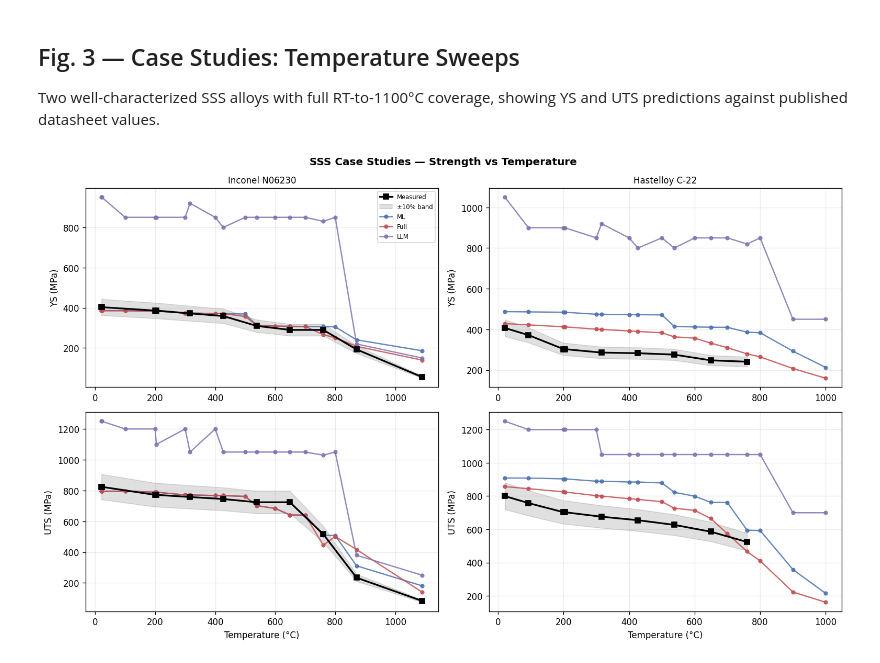
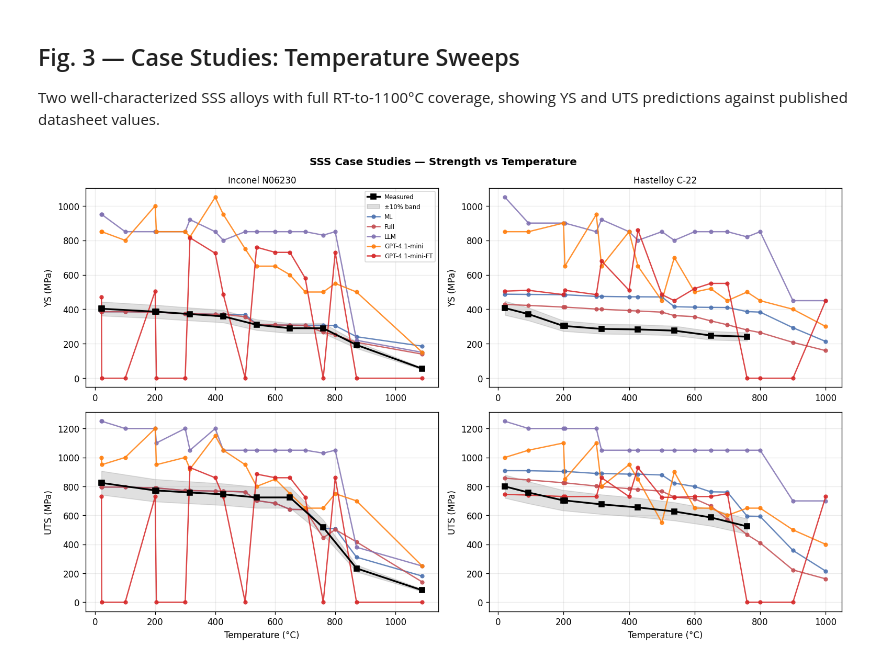
Before and after one commit to AlexLecu/AlloyGraph, a Jupyter notebook: evaluation/prediction/notebooks/02_evaluate_sss.ipynb, the cells around one changed output. Drawn from its saved outputs; the diff is of its cells as text; code cells hidden in the pictures.

```diff
--- a/evaluation/prediction/notebooks/02_evaluate_sss.ipynb
+++ b/evaluation/prediction/notebooks/02_evaluate_sss.ipynb
@@ -17,9 +17,20 @@ ml   = pd.read_csv(R / 'ml_only.csv')
 det  = pd.read_csv(R / 'ml_deterministic.csv')
 full = pd.read_csv(R / 'full_system.csv')
 llm  = pd.read_csv(R / 'llm_only.csv')
+gpt  = pd.read_csv(R / 'gpt4.1.csv')
+ft   = pd.read_csv(R / 'gpt4.1_ft.csv')
 
-METHODS = {'ML': ml, 'ML+Phys': det, 'Full': full, 'LLM': llm}
-COLORS  = {'ML': '#4C72B0', 'ML+Phys': '#55A868', 'Full': '#C44E52', 'LLM': '#8172B2'}
+NUM_COLS = ['pred_ys', 'actual_ys', 'pred_uts', 'actual_uts',
+            'pred_el', 'actual_el', 'pred_em', 'actual_em', 'temperature']
+for df in [gpt, ft]:
+    for col in NUM_COLS:
+        if col in df.columns:
+            df[col] = pd.to_numeric(df[col], errors='coerce')
+
+METHODS = {'ML': ml, 'ML+Phys': det, 'Full': full,
+           'LLM': llm, 'GPT-4.1-mini': gpt, 'GPT-4.1-mini-FT': ft}
+COLORS  = {'ML': '#4C72B0', 'ML+Phys': '#55A868', 'Full': '#C44E52',
+           'LLM': '#8172B2', 'GPT-4.1-mini': '#FF7F0E', 'GPT-4.1-mini-FT': '#D62728'}
 PROPS   = [('pred_ys','actual_ys','YS (MPa)'), ('pred_uts','actual_uts','UTS (MPa)'),
            ('pred_el','actual_el','EL (%)'),    ('pred_em','actual_em','EM (GPa)')]
 
@@ -131,8 +152,10 @@ display(pivot.style.format({'n': '{:.0f}', 'ML': '{:.1f}', 'ML+Phys': '{:.1f}',
 
 What tolerance band is needed to capture 80% of predictions?
 # %%
-PLOT_METHODS = {'ML': ml, 'Full': full, 'LLM': llm}
-PLOT_COLORS  = {'ML': '#4C72B0', 'Full': '#C44E52', 'LLM': '#8172B2'}
+PLOT_METHODS = {'ML': ml, 'Full': full, 'LLM': llm,
+                'GPT-4.1-mini': gpt, 'GPT-4.1-mini-FT': ft}
+PLOT_COLORS  = {'ML': '#4C72B0', 'Full': '#C44E52', 'LLM': '#8172B2',
+                'GPT-4.1-mini': '#FF7F0E', 'GPT-4.1-mini-FT': '#D62728'}
 
 tol = np.arange(0, 61, 1)
 fig, axes = plt.subplots(2, 2, figsize=(12, 9))
@@ -144,7 +167,7 @@ for ax, (pc, ac, lbl) in zip(axes.ravel(), PROPS):
     ax.axhline(80, color='gray', ls=':', lw=0.8, label='80% target')
     ax.set(xlabel='Tolerance (\u00b1%)', ylabel='Cumulative accuracy (%)',
            title=lbl, xlim=(0, 60), ylim=(0, 105))
-    ax.legend(fontsize=9, loc='lower right')
+    ax.legend(fontsize=8, loc='lower right')
 
 fig.suptitle('SSS \u2014 Fraction of predictions within \u00b1X% of measured value',
              fontsize=13, fontweight='bold')
@@ -201,34 +224,35 @@ cases = [
     'Haynes Hastelloy\u00ae C-22\u00ae alloy',
 ]
 short_names = ['Inconel N06230', 'Hastelloy C-22']
+CASE_METHODS = ['ML', 'Full', 'LLM', 'GPT-4.1-mini', 'GPT-4.1-mini-FT']
 
 fig, axes = plt.subplots(2, 2, figsize=(13, 8))
 fig.suptitle('SSS Case Studies \u2014 Strength vs Temperature', fontsize=12, fontweight='bold')
 
 for col, (alloy, sname) in enumerate(zip(cases, short_names)):
     for row, (pc, ac, ylabel) in enumerate([('pred_ys','actual_ys','YS (MPa)'),
                                              ('pred_uts','actual_uts','UTS (MPa)')]):
         ax = axes[row, col]
         ref = ml[ml['alloy']==alloy].sort_values('temperature')
         actual = ref[['temperature',ac]].dropna()
         if not actual.empty:
             ax.plot(actual['temperature'], actual[ac], 'ks-', ms=6, lw=2,
                     label='Measured', zorder=5)
             ax.fill_between(actual['temperature'], actual[ac]*0.9, actual[ac]*1.1,
                             alpha=0.12, color='black', label='\u00b110% band')
 
-        for mn in ['ML', 'Full', 'LLM']:
+        for mn in CASE_METHODS:
             sub = METHODS[mn][METHODS[mn]['alloy']==alloy].sort_values('temperature')
             v = sub[['temperature',pc]].dropna()
             if not v.empty:
                 ax.plot(v['temperature'], v[pc], 'o-', ms=4, lw=1.5,
                         color=COLORS[mn], label=mn, alpha=0.85)
 
         if row == 0: ax.set_title(sname, fontsize=10)
         ax.set(xlabel='Temperature (\u00b0C)' if row==1 else '', ylabel=ylabel)
         if col==0 and row==0: ax.legend(fontsize=7, loc='upper right')
 
 plt.tight_layout()
 plt.show()
 # %% [output]
-[figure, old version]
+[figure, new version]
```
Also changed, not shown: parts of 7 cells of this notebook, 10 other files.
